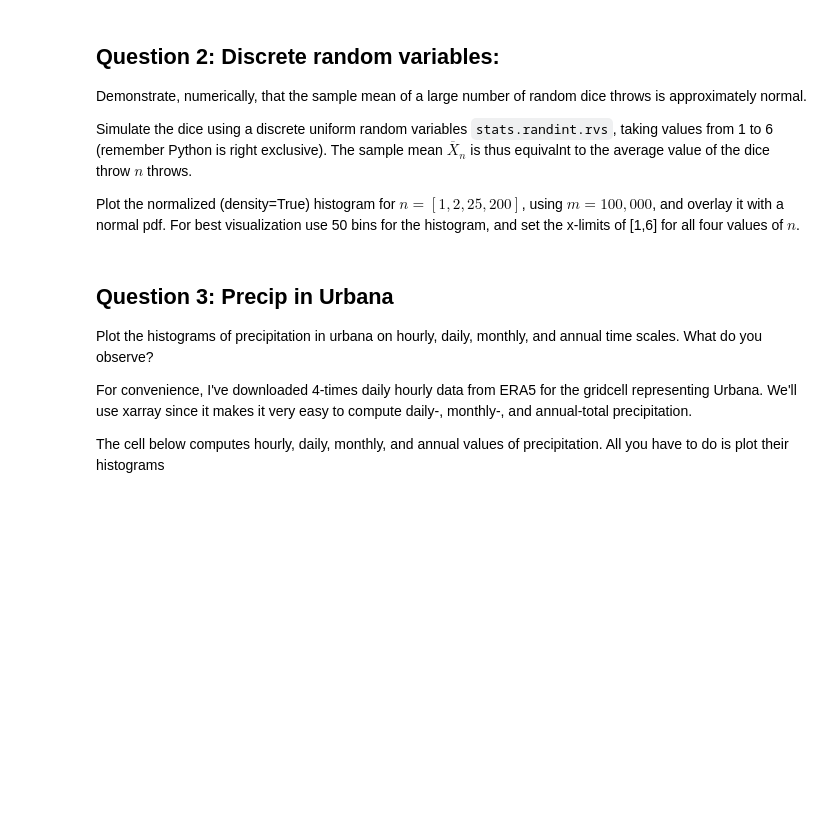
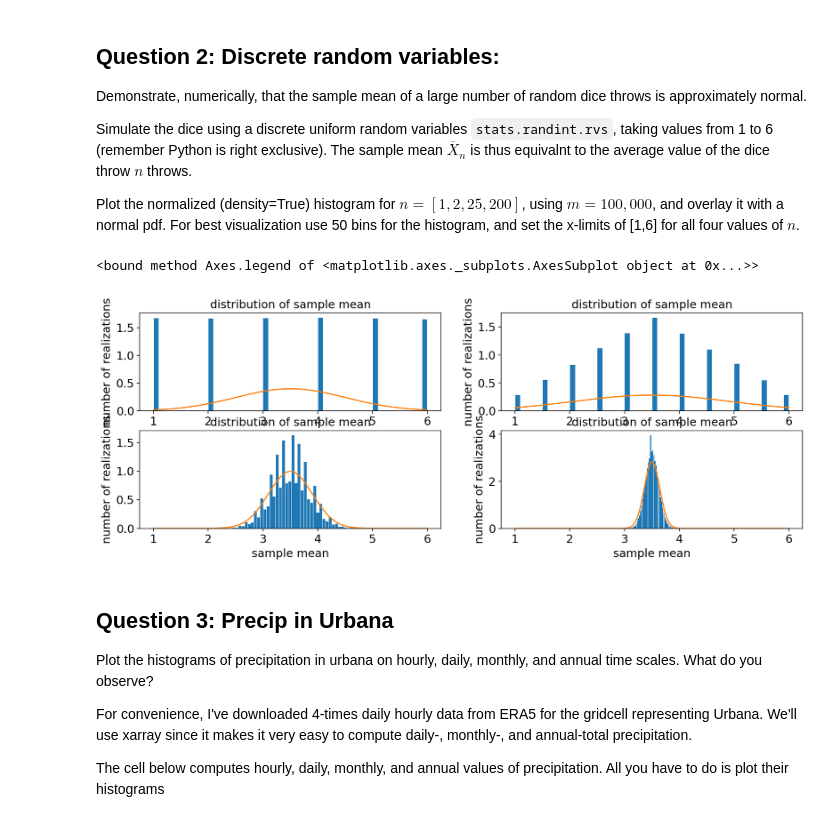
Before and after one commit to yuditwang/SIMLES, a Jupyter notebook: M01_Lab.ipynb, the cells around one changed output. Cells and saved outputs as stored; diff of their text form; code cells hidden in the pictures; blank space fills up the shorter version.

```diff
--- a/M01_Lab.ipynb
+++ b/M01_Lab.ipynb
@@ -242,6 +252,71 @@ Demonstrate, numerically, that the sample mean of a large number of random dice
 Simulate the dice using a discrete uniform random variables <code>stats.randint.rvs</code>, taking values from 1 to 6 (remember Python is right exclusive). The sample mean $\overline X_n$ is thus equivalnt to the average value of the dice throw $n$ throws.
 
 Plot the normalized (density=True) histogram for $n=[1,2,25,200]$, using $m=100,000$, and overlay it with a normal pdf. For best visualization use 50 bins for the histogram, and set the x-limits of [1,6] for all four values of $n$.
+# %%
+#sample size
+N=[1,2,25,200]
+#number of samples
+m=100000
+
+Nbin_edges=51
+Nbins=50
+xlim_left=1
+xlim_right=6
+
+nsamples=100000
+i=0
+scale_clt=np.zeros(4)
+sample_mean=np.zeros((4,m))
+for sample_size in N:
+  for n in np.arange(nsamples):
+    X_gamma=stats.randint.rvs(low=1,high=7, size=sample_size)
+    sample_mean[i][n]=(1/sample_size)*np.sum(X_gamma)
+  scale_clt[i]=2*scale/np.sqrt(sample_size)
+  i+=1
+#print(sample_mean)
+
+#print(scale_clt[0])
+loc=3.5
+x_gamma=np.linspace(xlim_left,xlim_right,1000)
+#f_norm=stats.norm.pdf(x_gamma,loc=loc,scale=scale_clt[0])
+f_norm=stats.norm.pdf(x_gamma,loc=loc,scale=1)
+fig, ax = plt.subplots(2,2)
+ax[0][0].hist(sample_mean[0],Nbins,density=True,rwidth=0.9,label='$n=1$')
+ax[0][0].plot(x_gamma,f_norm)
+ax[0][0].set_xlabel('sample mean')
+ax[0][0].set_ylabel('number of realizations')
+ax[0][0].set_title('distribution of sample mean')
+
+ax[0][0].legend
+
+f_norm1=stats.norm.pdf(x_gamma,loc=loc,scale=scale_clt[1])
+ax[0][1].hist(sample_mean[1],Nbins,density=True,rwidth=0.9,label='$n=2$')
+ax[0][1].plot(x_gamma,f_norm1)
+ax[0][1].set_xlabel('sample mean')
+ax[0][1].set_ylabel('number of realizations')
+ax[0][1].set_title('distribution of sample mean')
+ax[0][1].legend
+
+f_norm2=stats.norm.pdf(x_gamma,loc=loc,scale=scale_clt[2])
+ax[1][0].hist(sample_mean[2],Nbins,density=True,rwidth=0.9,label='$n=25$')
+ax[1][0].plot(x_gamma,f_norm2)
+ax[1][0].set_xlabel('sample mean')
+ax[1][0].set_ylabel('number of realizations')
+ax[1][0].set_title('distribution of sample mean')
+
+ax[1][0].legend
+
+f_norm3=stats.norm.pdf(x_gamma,loc=loc,scale=scale_clt[3])
+ax[1][1].hist(sample_mean[3],Nbins,density=True,rwidth=0.9,label='$n=200$')
+ax[1][1].plot(x_gamma,f_norm3)
+ax[1][1].set_xlabel('sample mean')
+ax[1][1].set_ylabel('number of realizations')
+ax[1][1].set_title('distribution of sample mean')
+
+ax[1][1].legend
+# %% [output]
+<bound method Axes.legend of <matplotlib.axes._subplots.AxesSubplot object at 0x...>>
+[figure, added]
 # %% [markdown]
 ## Question 3: Precip in Urbana
 Plot the histograms of precipitation in urbana on hourly, daily, monthly, and annual time scales. What do you observe?
```
Also changed, not shown: parts of 7 cells of this notebook.
